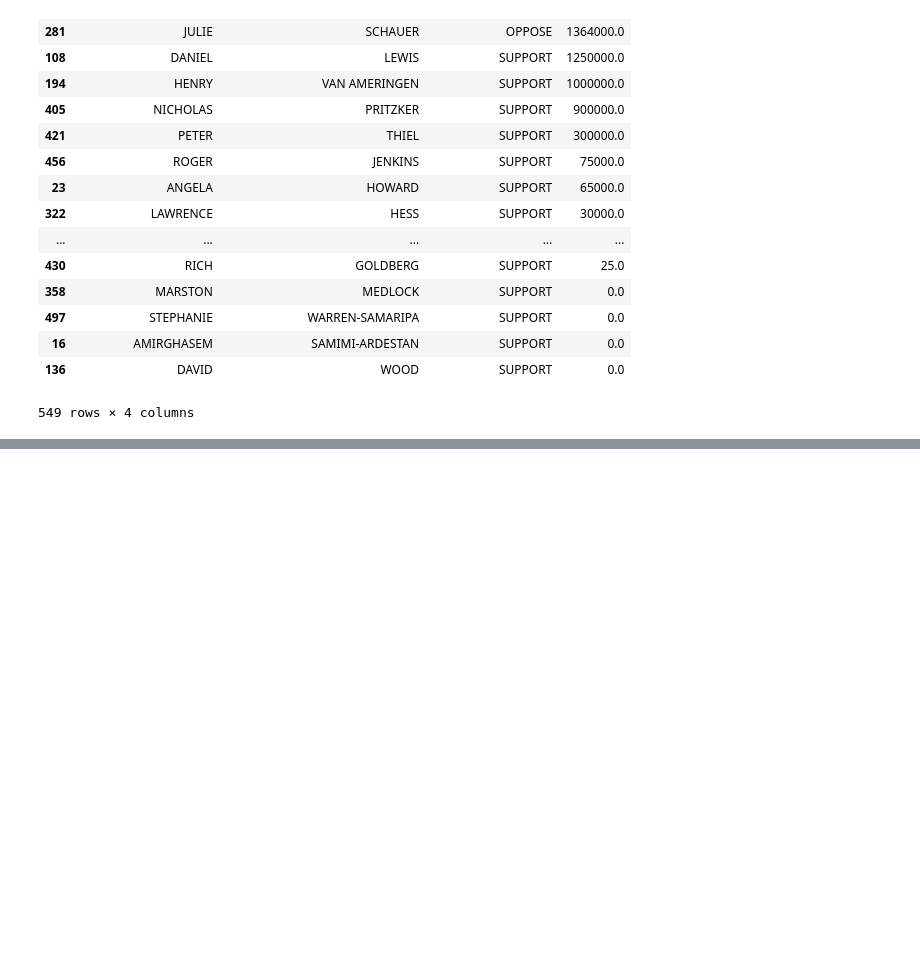
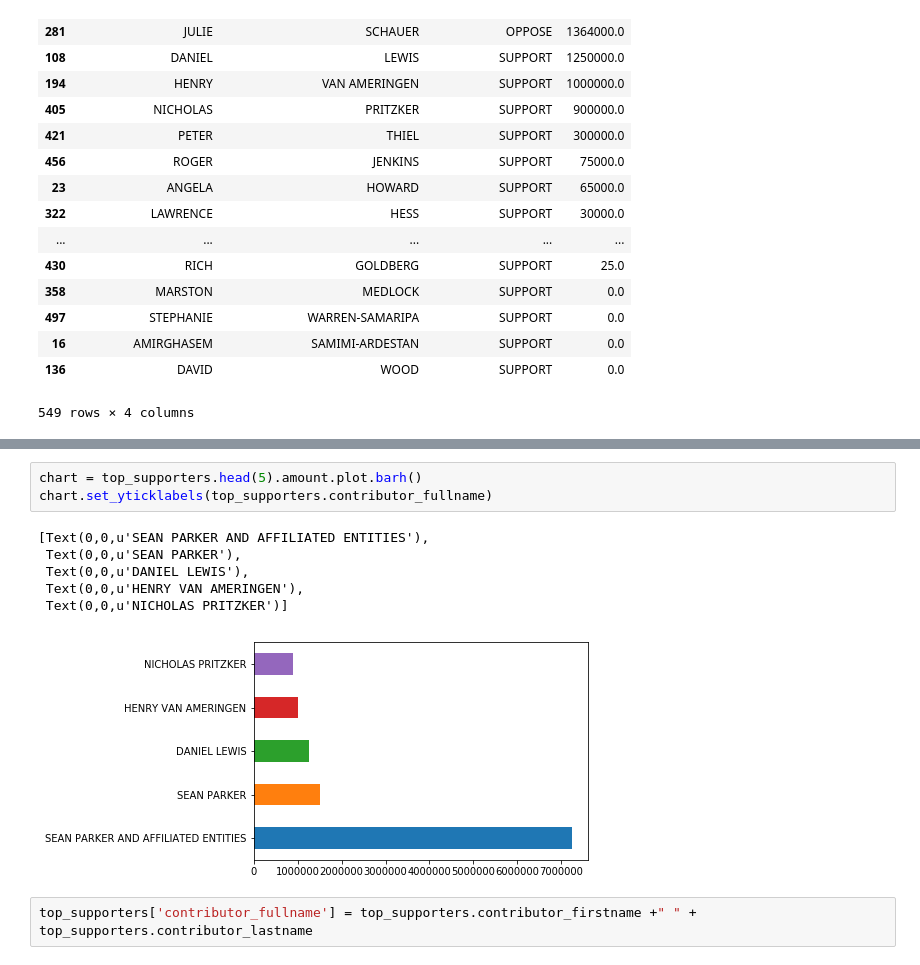
Before and after one commit to okridgway/first-python-notebook, a Jupyter notebook: prop-64-analysis.ipynb, the cells around one changed output, grey strips where cells are left out. Saved outputs shown, nothing was run; the diff lists cells and outputs as text; blank space fills up the shorter version.

```diff
--- a/prop-64-analysis.ipynb
+++ b/prop-64-analysis.ipynb
@@ -303,0 +345,12 @@ merged.groupby(["contributor_firstname", "contributor_lastname","committee_posit
+# %%
+chart = top_supporters.head(5).amount.plot.barh()
+chart.set_yticklabels(top_supporters.contributor_fullname)
+# %% [output]
+[Text(0,0,u'SEAN PARKER AND AFFILIATED ENTITIES'),
+ Text(0,0,u'SEAN PARKER'),
+ Text(0,0,u'DANIEL LEWIS'),
+ Text(0,0,u'HENRY VAN AMERINGEN'),
+ Text(0,0,u'NICHOLAS PRITZKER')]
+[figure, added]
+# %%
+top_supporters['contributor_fullname'] = top_supporters.contributor_firstname +" " + top_supporters.contributor_lastname
```
Also changed, not shown: parts of 20 cells of this notebook.
